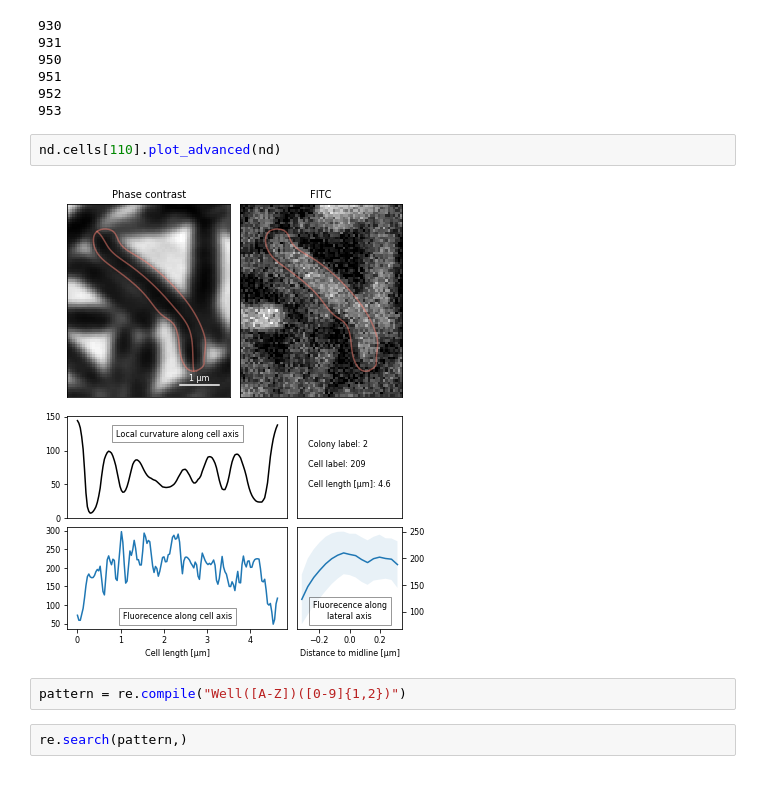
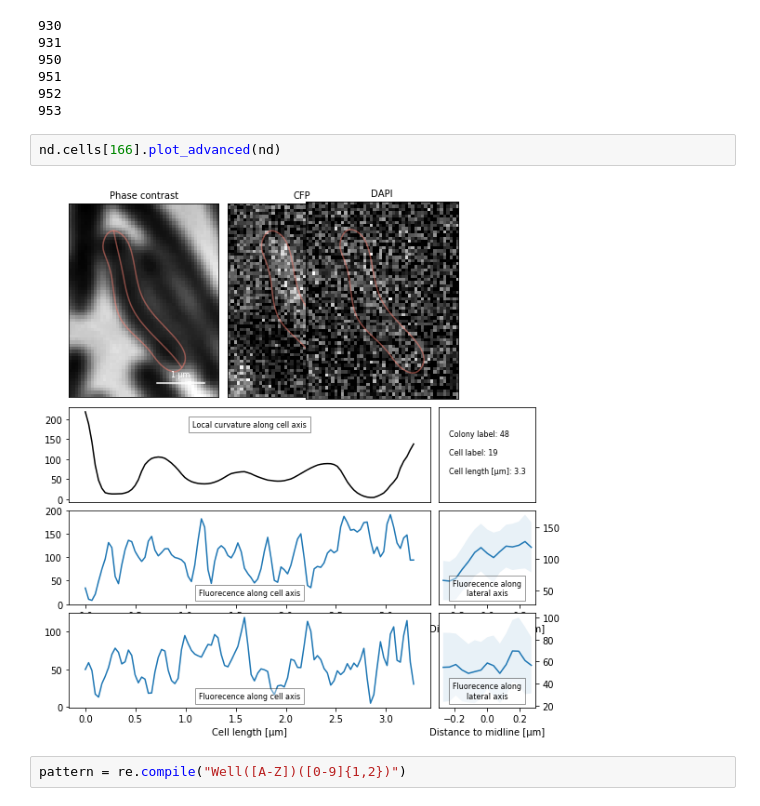
Before and after one commit to jzrolling/IMyG_2, a Jupyter notebook: Notebooks/MSR_20190930.ipynb, the cells around one changed output. Cells and saved outputs as stored; diff of their text form.

```diff
--- a/Notebooks/MSR_20190930.ipynb
+++ b/Notebooks/MSR_20190930.ipynb
@@ -243,10 +242,8 @@ for i in range(len(nd.cells)):
 952
 953
 # %%
-nd.cells[110].plot_advanced(nd)
+nd.cells[166].plot_advanced(nd)
 # %% [output]
-[figure, old version]
+[figure, new version]
 # %%
 pattern = re.compile("Well([A-Z])([0-9]{1,2})")
-# %%
-re.search(pattern,)
```
Also changed, not shown: parts of 8 cells of this notebook, 4 other files.
